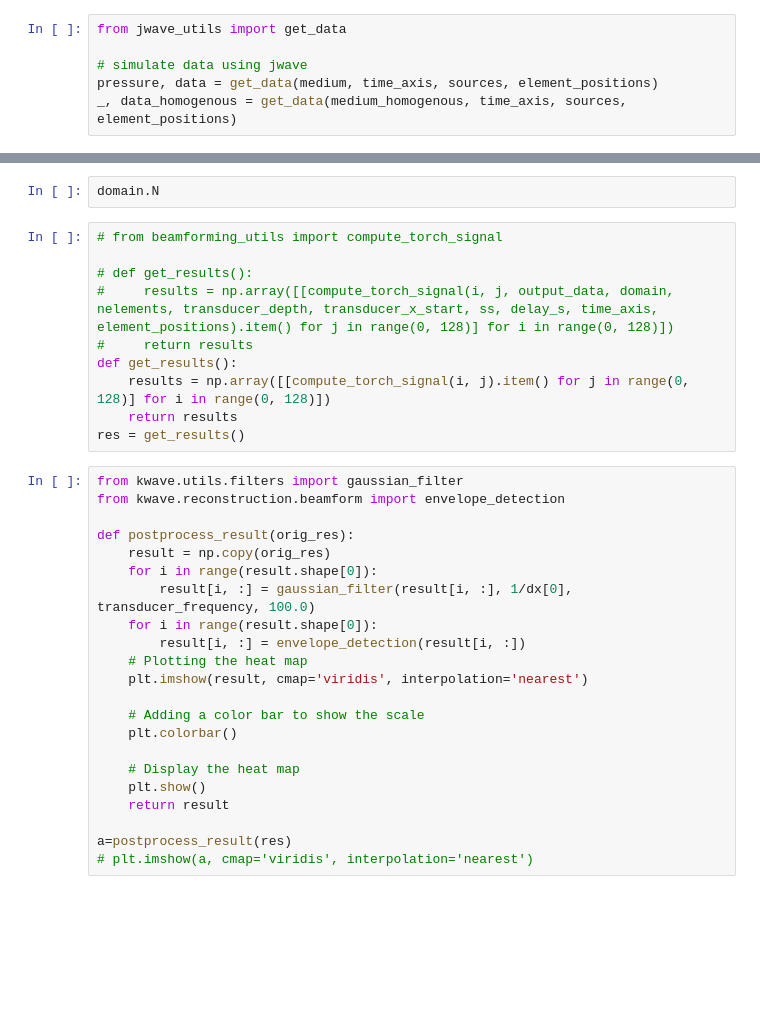
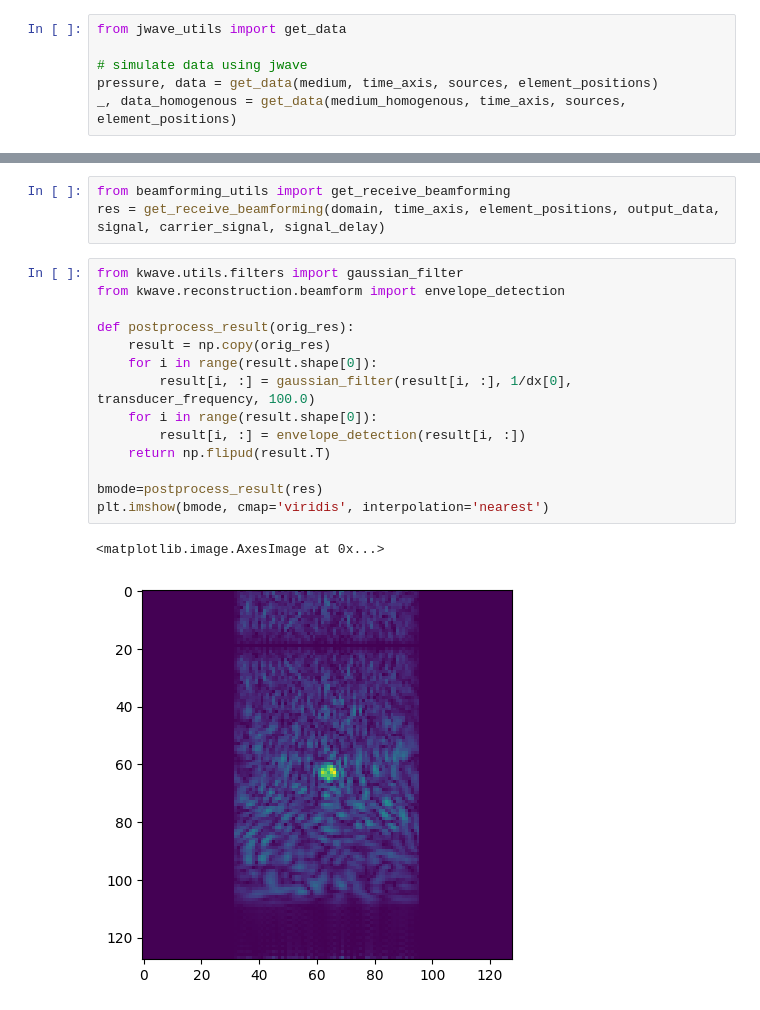
Before and after one commit to thomasrribeiro/brainhackFUS, a Jupyter notebook: notebooks/recon.ipynb, the cells around one changed output, grey strips where cells are left out. Cells and saved outputs as stored; diff of their text form; blank space fills up the shorter version.

Commit message:
fixed beamforming functions

```diff
--- a/notebooks/recon.ipynb
+++ b/notebooks/recon.ipynb
@@ -127,34 +116,20 @@ def compute_torch_signal(pt_x, pt_y):
-# %%
-domain.N
-# %%
-# from beamforming_utils import compute_torch_signal
-
-# def get_results():
-#     results = np.array([[compute_torch_signal(i, j, output_data, domain, nelements, transducer_depth, transducer_x_start, ss, delay_s, time_axis, element_positions).item() for j in range(0, 128)] for i in range(0, 128)])
-#     return results
-def get_results():
-    results = np.array([[compute_torch_signal(i, j).item() for j in range(0, 128)] for i in range(0, 128)])
-    return results
-res = get_results()
+# %%
+from beamforming_utils import get_receive_beamforming
+res = get_receive_beamforming(domain, time_axis, element_positions, output_data, signal, carrier_signal, signal_delay)
 # %%
 from kwave.utils.filters import gaussian_filter
 from kwave.reconstruction.beamform import envelope_detection
 
 def postprocess_result(orig_res):
     result = np.copy(orig_res)
     for i in range(result.shape[0]):
         result[i, :] = gaussian_filter(result[i, :], 1/dx[0], transducer_frequency, 100.0)
     for i in range(result.shape[0]):
         result[i, :] = envelope_detection(result[i, :])
-    # Plotting the heat map
-    plt.imshow(result, cmap='viridis', interpolation='nearest')
+    return np.flipud(result.T)
 
-    # Adding a color bar to show the scale
-    plt.colorbar()
-
-    # Display the heat map
-    plt.show()
-    return result
-
-a=postprocess_result(res)
-# plt.imshow(a, cmap='viridis', interpolation='nearest')
+bmode=postprocess_result(res)
+plt.imshow(bmode, cmap='viridis', interpolation='nearest')
+# %% [output]
+<matplotlib.image.AxesImage at 0x...>
+[figure, added]
```
Also changed, not shown: parts of 9 cells of this notebook, 2 other files.
